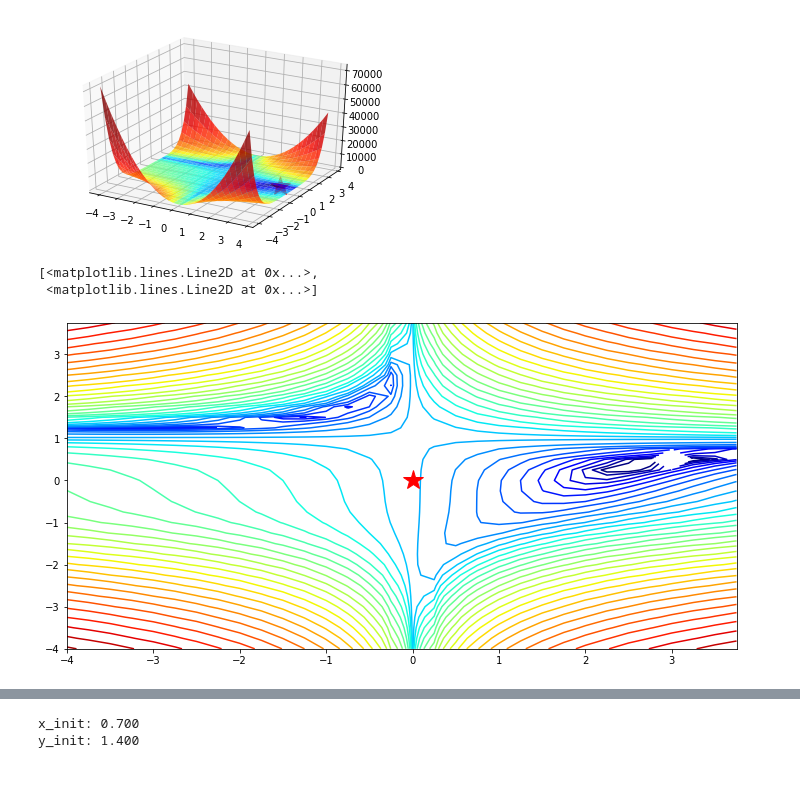
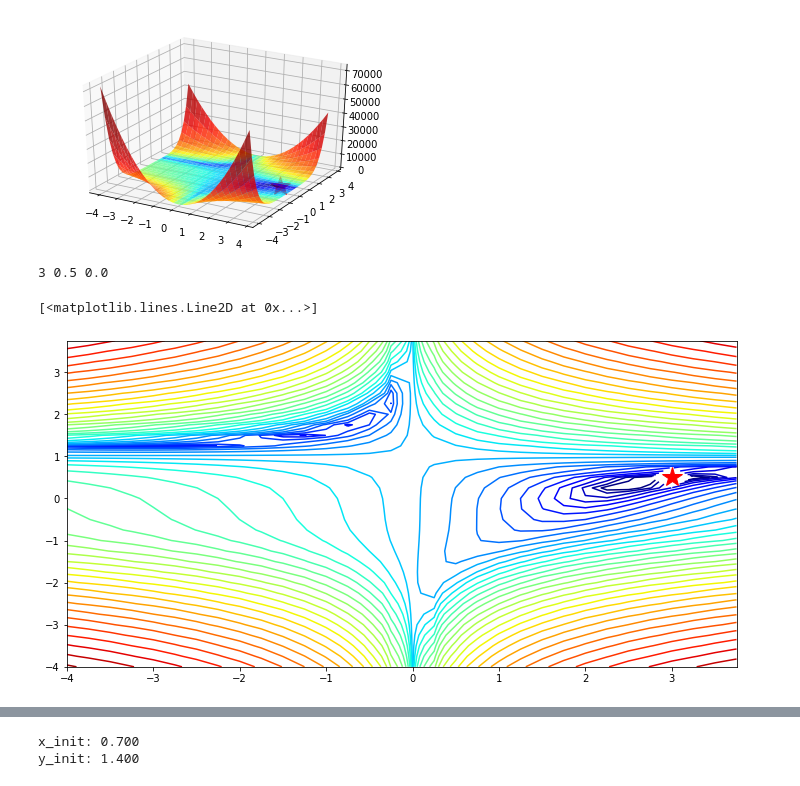
Before and after one commit to mocedon/EE-DL046211, a Jupyter notebook: HW1/ee046211_hw1_312775364_302929286.ipynb, the cells around one changed output, grey strips where cells are left out. Cells and saved outputs as stored; diff of their text form; code cells hidden in the pictures.

```diff
--- a/HW1/ee046211_hw1_312775364_302929286.ipynb
+++ b/HW1/ee046211_hw1_312775364_302929286.ipynb
@@ -351,12 +356,12 @@ ax.plot([min_x], [min_y], 'r*', markersize=20)
 # %%
 # plot 2D
 fig, ax = plt.subplots(figsize=(12, 6))
 ax.contour(x_mesh, y_mesh, z, levels=np.logspace(-.5, 5, 35), norm=LogNorm(), cmap=plt.cm.jet)
-ax.plot([min_x], [min_y], beale_res, 'r*', markersize=20)
+ax.plot([min_x], [min_y], 'r*', markersize=20)
 # %% [output]
-[<matplotlib.lines.Line2D at 0x...>,
- <matplotlib.lines.Line2D at 0x...>]
+3 0.5 0.0
+[<matplotlib.lines.Line2D at 0x...>]
-[figure, old version]
+[figure, new version]
 # %% [markdown]
 ### <img src="https://img.icons8.com/color/48/000000/code.png" style="height:50px;display:inline"> Task 2 - Building an Optimizer - Nesterov Momentum
 ---
```
Also changed, not shown: parts of 7 cells of this notebook.
